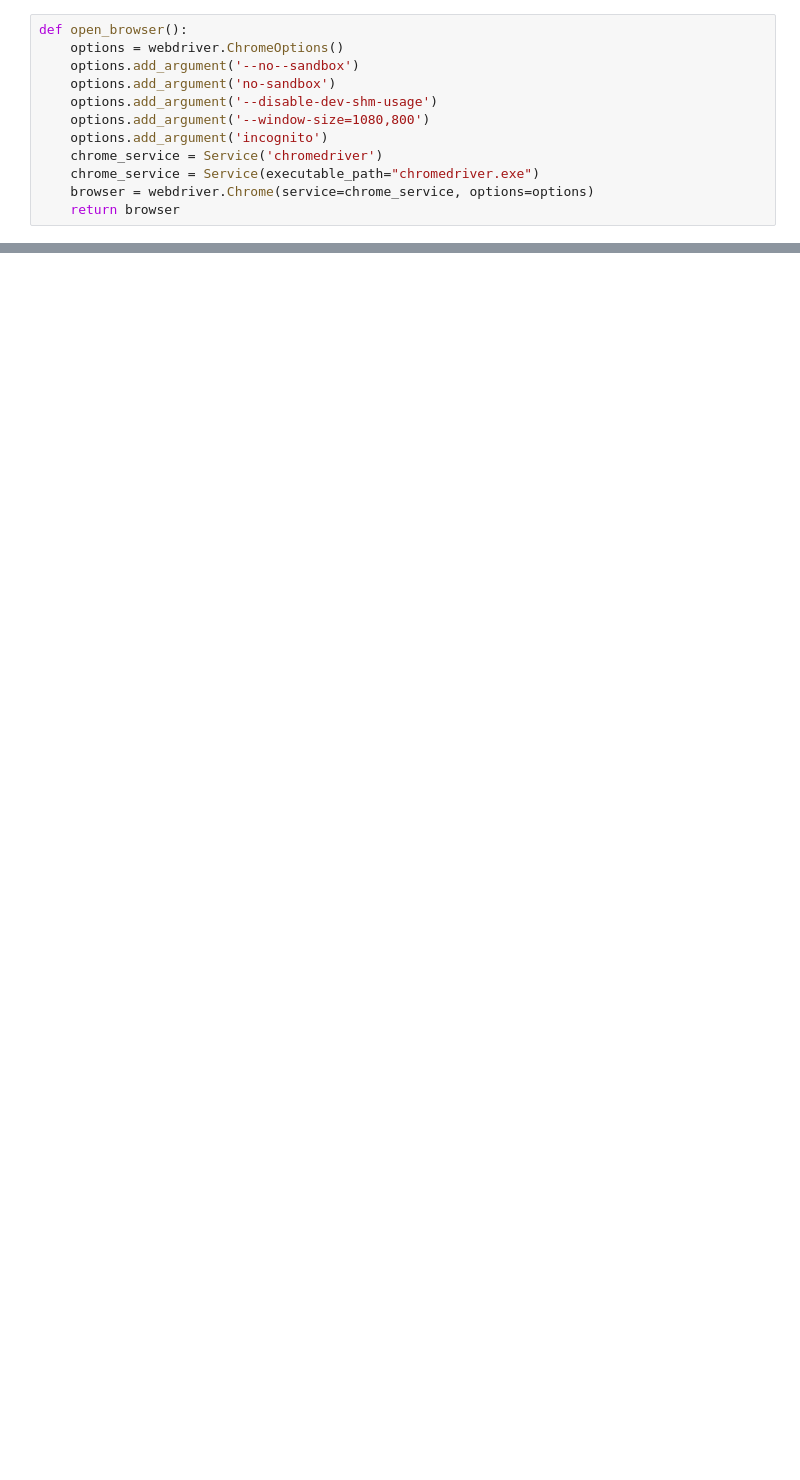
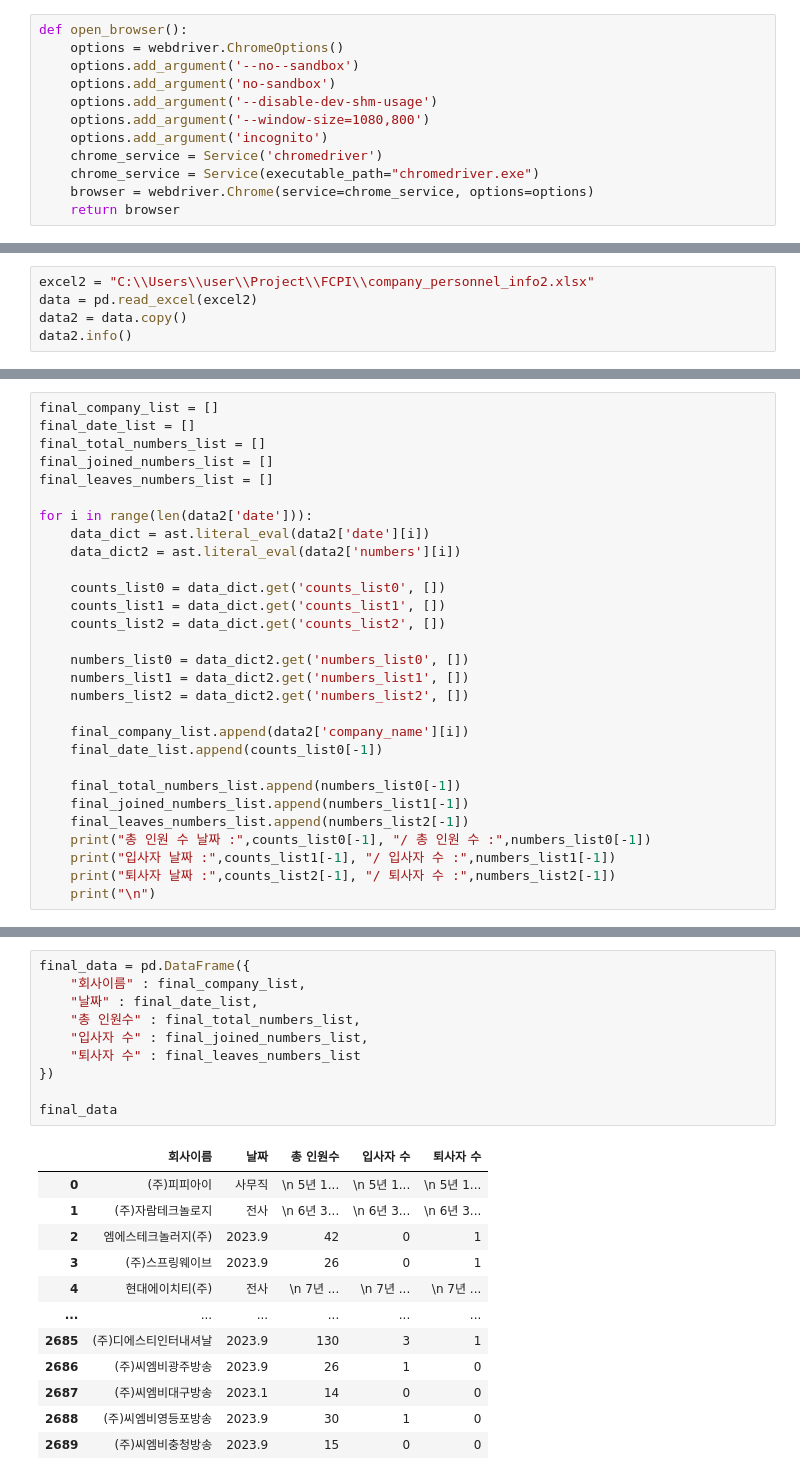
Before and after one commit to yms06034/Find-Company-personnel-information, a Jupyter notebook: Find Company personnel information.ipynb, the cells around one changed output, grey strips where cells are left out. Drawn from its saved outputs; the diff is of its cells as text; blank space fills up the shorter version.

```diff
--- a/Find Company personnel information.ipynb
+++ b/Find Company personnel information.ipynb
@@ -128,0 +269,5 @@ except Exception as ex:
+# %%
+excel2 = "C:\\Users\\user\\Project\\FCPI\\company_personnel_info2.xlsx"
+data = pd.read_excel(excel2)
+data2 = data.copy()
+data2.info()
@@ -128,0 +289,29 @@ except Exception as ex:
+# %%
+final_company_list = []
+final_date_list = []
+final_total_numbers_list = []
+final_joined_numbers_list = []
+final_leaves_numbers_list = []
+
+for i in range(len(data2['date'])):
+    data_dict = ast.literal_eval(data2['date'][i])
+    data_dict2 = ast.literal_eval(data2['numbers'][i])
+
+    counts_list0 = data_dict.get('counts_list0', [])
+    counts_list1 = data_dict.get('counts_list1', [])
+    counts_list2 = data_dict.get('counts_list2', [])
+
+    numbers_list0 = data_dict2.get('numbers_list0', [])
+    numbers_list1 = data_dict2.get('numbers_list1', [])
+    numbers_list2 = data_dict2.get('numbers_list2', [])
+
+    final_company_list.append(data2['company_name'][i])
+    final_date_list.append(counts_list0[-1])
+
+    final_total_numbers_list.append(numbers_list0[-1])
+    final_joined_numbers_list.append(numbers_list1[-1])
+    final_leaves_numbers_list.append(numbers_list2[-1])
+    print("총 인원 수 날짜 :",counts_list0[-1], "/ 총 인원 수 :",numbers_list0[-1])
+    print("입사자 날짜 :",counts_list1[-1], "/ 입사자 수 :",numbers_list1[-1])
+    print("퇴사자 날짜 :",counts_list2[-1], "/ 퇴사자 수 :",numbers_list2[-1])
+    print("\n")
@@ -128,0 +348,23 @@ except Exception as ex:
+# %%
+final_data = pd.DataFrame({
+    "회사이름" : final_company_list,
+    "날짜" : final_date_list,
+    "총 인원수" : final_total_numbers_list,
+    "입사자 수" : final_joined_numbers_list,
+    "퇴사자 수" : final_leaves_numbers_list
+})
+
+final_data
+# %% [output]
+|  | 회사이름 | 날짜 | 총 인원수 | 입사자 수 | 퇴사자 수 |
+| 0 | (주)피피아이 | 사무직 | \n 5년 1... | \n 5년 1... | \n 5년 1... |
+| 1 | (주)자람테크놀로지 | 전사 | \n 6년 3... | \n 6년 3... | \n 6년 3... |
+| 2 | 엠에스테크놀러지(주) | 2023.9 | 42 | 0 | 1 |
+| 3 | (주)스프링웨이브 | 2023.9 | 26 | 0 | 1 |
+| 4 | 현대에이치티(주) | 전사 | \n 7년 ... | \n 7년 ... | \n 7년 ... |
+| ... | ... | ... | ... | ... | ... |
+| 2685 | (주)디에스티인터내셔날 | 2023.9 | 130 | 3 | 1 |
+| 2686 | (주)씨엠비광주방송 | 2023.9 | 26 | 1 | 0 |
+| 2687 | (주)씨엠비대구방송 | 2023.1 | 14 | 0 | 0 |
+| 2688 | (주)씨엠비영등포방송 | 2023.9 | 30 | 1 | 0 |
+| 2689 | (주)씨엠비충청방송 | 2023.9 | 15 | 0 | 0 |
```
Also changed, not shown: parts of 18 cells of this notebook, 4 other files.
